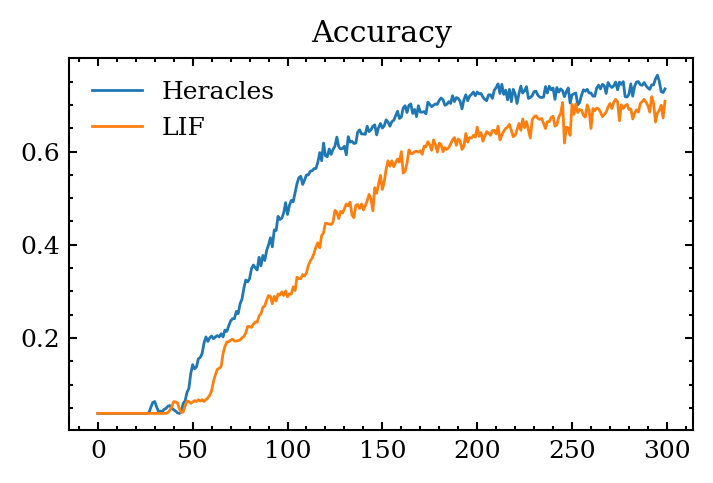
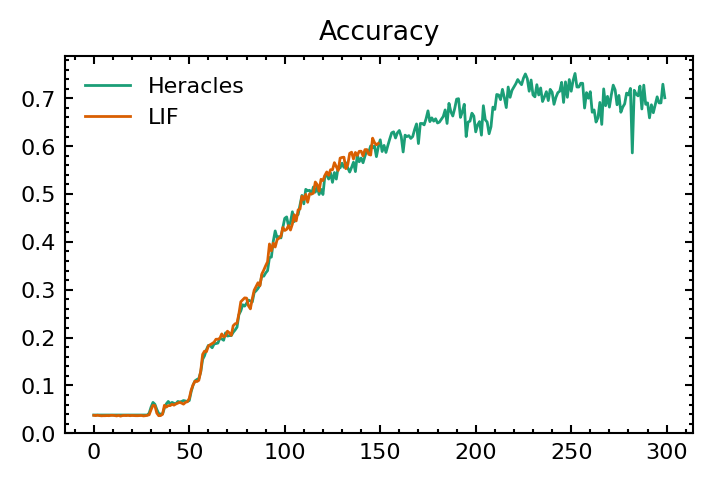
The notebook cell's code change between the first figure and the second:
--- before
+++ after
@@ -1,14 +1,15 @@
 with mpl.style.context("boilerplot.ieeetran"):
     fig_acc, ax_acc = plt.subplots(figsize=[3.45, 2.3], dpi=200)
-    ax_acc.plot(acc_her, label="Heracles")
-    ax_acc.plot(acc_lif, label="LIF")
+    ax_acc.plot(acc_her, c="#1b9e77", label="Heracles")
+    ax_acc.plot(acc_lif, c="#d95f02", label="LIF")
     ax_acc.set_title("Accuracy")
     plt.legend()
+    # plt.savefig('acc_heracles2Bit.png')
 
     fig_loss, ax_loss = plt.subplots(figsize=[3.45, 2.3], dpi=200)
-    ax_loss.plot(loss_her, label="Heracles")
-    ax_loss.plot(loss_lif, label="LIF")
+    ax_loss.plot(loss_her, c="#1b9e77", label="Heracles")
+    ax_loss.plot(loss_lif, c="#d95f02", label="LIF")
     ax_loss.set_title("Loss")
     plt.legend()
-
+    # plt.savefig('loss_heracles2Bit.png')
     plt.show()

Commit: Reorganize code